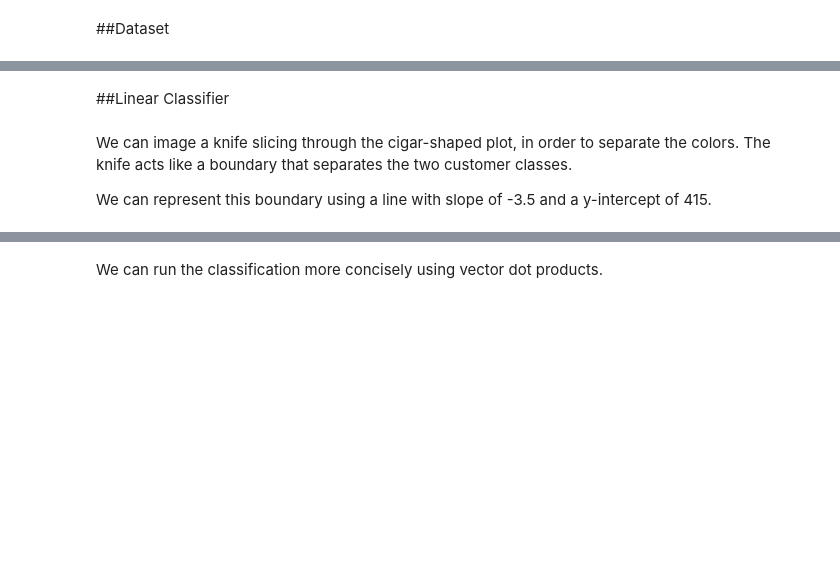
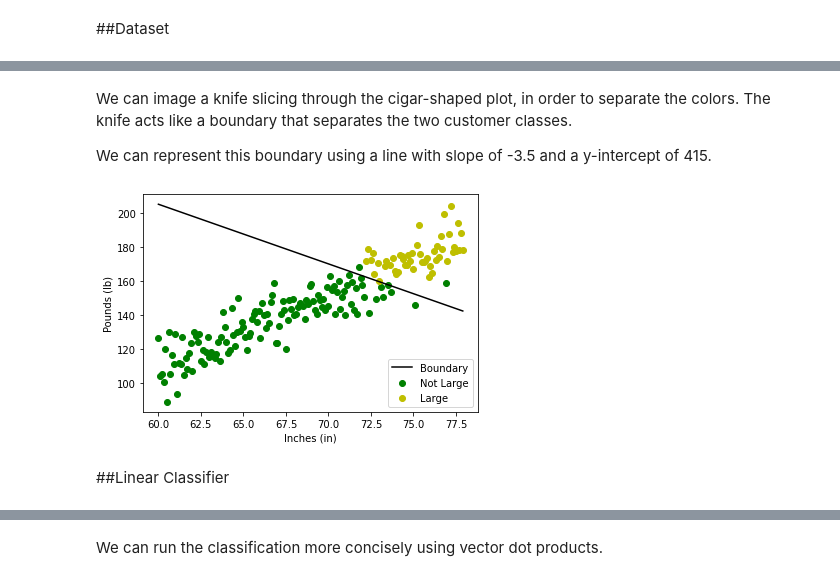
Before and after one commit to rahiakela/data-science-research-and-practice, a Jupyter notebook: data-science-bookcamp/case-study-5--predicting-future-friendships/04_linear_classifiers_with_logistic_regression.ipynb, the cells around one changed output, grey strips where cells are left out. Cells and saved outputs as stored; diff of their text form; code cells hidden in the pictures; blank space fills up the shorter version.

```diff
--- a/data-science-bookcamp/case-study-5--predicting-future-friendships/04_linear_classifiers_with_logistic_regression.ipynb
+++ b/data-science-bookcamp/case-study-5--predicting-future-friendships/04_linear_classifiers_with_logistic_regression.ipynb
@@ -67,6 +67,17 @@ plt.show()
+# %% [markdown]
+We can image a knife slicing through the cigar-shaped plot, in order to separate the colors. The knife acts like a boundary that separates the two customer classes.
+
+We can represent this boundary using a line with slope of -3.5 and a y-intercept of 415.
+# %%
+# Plotting a boundary to separate the two customer classes
+def boundary(inches):
+  return -3.5 * inches + 415
+
+plt.plot(X[:,0], boundary(X[:,0]), color='k', label='Boundary')
+plot_customers(X, y)
+plt.legend()
+plt.show()
+# %% [output]
+[figure, added]
 # %% [markdown]
 ##Linear Classifier
-# %% [markdown]
-We can image a knife slicing through the cigar-shaped plot, in order to separate the colors. The knife acts like a boundary that separates the two customer classes.
-
-We can represent this boundary using a line with slope of -3.5 and a y-intercept of 415.
```
Also changed, not shown: parts of 33 cells of this notebook.
